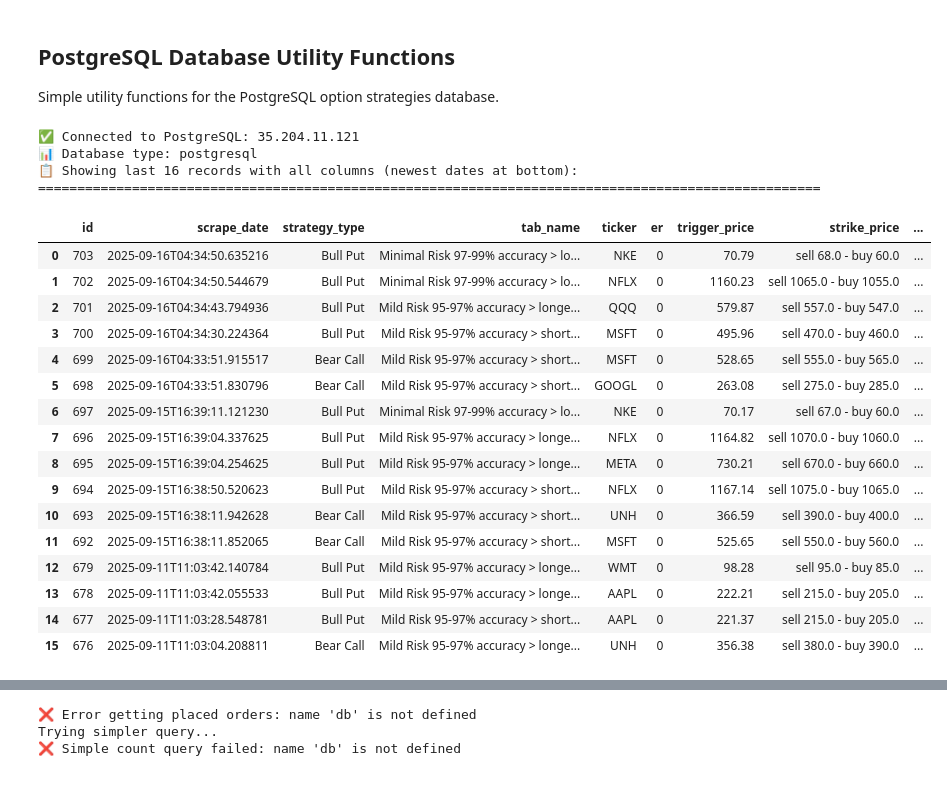
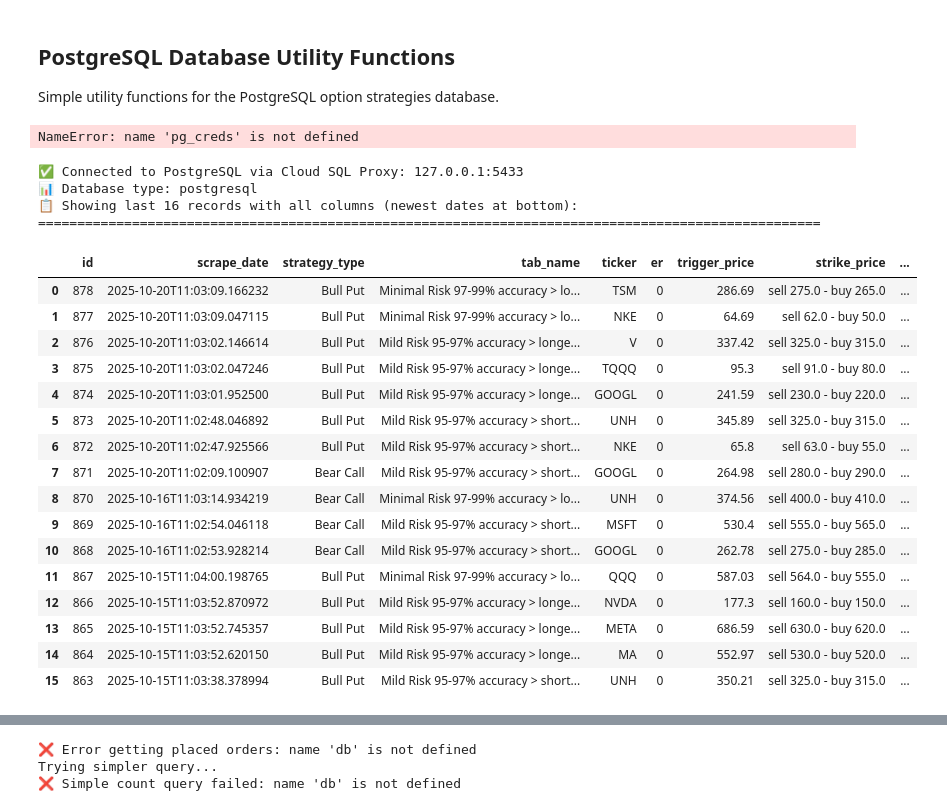
Before and after one commit to cd205/optcom, a Jupyter notebook: database/database_manual_utility_functions.ipynb, the cells around one changed output, grey strips where cells are left out. Drawn from its saved outputs; the diff is of its cells as text; code cells hidden in the pictures.

```diff
--- a/database/database_manual_utility_functions.ipynb
+++ b/database/database_manual_utility_functions.ipynb
@@ -2,6 +2,10 @@
 ## PostgreSQL Database Utility Functions
 
 Simple utility functions for the PostgreSQL option strategies database.
+# %%
+pg_creds['database']
+# %% [output]
+NameError: name 'pg_creds' is not defined
 # %%
 import sys
 import os
@@ -32,8 +36,8 @@ pg_creds = creds['database']['postgresql']
 # Set environment variables BEFORE importing database_config
 os.environ.update({
     'DB_TYPE': 'postgresql',
-    'DB_HOST': pg_creds['host'],
-    'DB_PORT': str(pg_creds['port']),
+    'DB_HOST': '127.0.0.1',  # Use Cloud SQL Proxy
+    'DB_PORT': '5433',       # Cloud SQL Proxy port
     'DB_NAME': pg_creds['database'],
     'DB_USER': pg_creds['user'],
     'DB_PASSWORD': pg_creds['password']
@@ -41,61 +45,61 @@ os.environ.update({
 
 from database_config import DatabaseConfig, DatabaseConnection
 
-# Force create PostgreSQL connection
+# Force create PostgreSQL connection via Cloud SQL Proxy
 config = DatabaseConfig()
 config.db_type = 'postgresql'
 config.pg_config = {
-    'host': pg_creds['host'],
-    'port': pg_creds['port'],
+    'host': '127.0.0.1',  # Cloud SQL Proxy address
+    'port': 5433,         # Cloud SQL Proxy port
     'database': pg_creds['database'],
     'user': pg_creds['user'],
     'password': pg_creds['password']
 }
 
 db = DatabaseConnection(config)
-print(f"✅ Connected to PostgreSQL: {db.config.pg_config['host']}")
+print(f"✅ Connected to PostgreSQL via Cloud SQL Proxy: {db.config.pg_config['host']}:{db.config.pg_config['port']}")
 print(f"📊 Database type: {db.config.db_type}")
 
 def get_recent_data(limit=20):
     """Get recent records with valid tickers - newest dates at bottom"""
     query = "SELECT * FROM option_strategies WHERE ticker IS NOT NULL AND ticker != 'None' ORDER BY scrape_date DESC, id ASC LIMIT %s"
     return db.execute_query_df(query, (limit,))
 
 # Fetch and display data
 recent_data = get_recent_data(16)
 print(f"📋 Showing last {len(recent_data)} records with all columns (newest dates at bottom):")
 
 # Configure pandas display
 pd.set_option('display.max_columns', None)
 pd.set_option('display.width', None)
 pd.set_option('display.max_colwidth', None)
 
 print("="*100)
 display(recent_data)
 print("="*100)
 print(f"✅ Displayed {len(recent_data)} records with {len(recent_data.columns)} columns")
 print(f"📅 Date range: {recent_data['scrape_date'].min()} to {recent_data['scrape_date'].max()}")
 # %% [output]
-✅ Connected to PostgreSQL: 35.204.11.121
+✅ Connected to PostgreSQL via Cloud SQL Proxy: 127.0.0.1:5433
 📊 Database type: postgresql
 📋 Showing last 16 records with all columns (newest dates at bottom):
 ====================================================================================================
 |  | id | scrape_date | strategy_type | tab_name | ticker | er | trigger_price | strike_price | ... |
-| 0 | 703 | 2025-09-16T04:34:50.635216 | Bull Put | Minimal Risk 97-99% accuracy > lo... | NKE | 0 | 70.79 | sell 68.0 - buy 60.0 | ... |
-| 1 | 702 | 2025-09-16T04:34:50.544679 | Bull Put | Minimal Risk 97-99% accuracy > lo... | NFLX | 0 | 1160.23 | sell 1065.0 - buy 1055.0 | ... |
-| 2 | 701 | 2025-09-16T04:34:43.794936 | Bull Put | Mild Risk 95-97% accuracy > longe... | QQQ | 0 | 579.87 | sell 557.0 - buy 547.0 | ... |
-| 3 | 700 | 2025-09-16T04:34:30.224364 | Bull Put | Mild Risk 95-97% accuracy > short... | MSFT | 0 | 495.96 | sell 470.0 - buy 460.0 | ... |
-| 4 | 699 | 2025-09-16T04:33:51.915517 | Bear Call | Mild Risk 95-97% accuracy > short... | MSFT | 0 | 528.65 | sell 555.0 - buy 565.0 | ... |
-| 5 | 698 | 2025-09-16T04:33:51.830796 | Bear Call | Mild Risk 95-97% accuracy > short... | GOOGL | 0 | 263.08 | sell 275.0 - buy 285.0 | ... |
-| 6 | 697 | 2025-09-15T16:39:11.121230 | Bull Put | Minimal Risk 97-99% accuracy > lo... | NKE | 0 | 70.17 | sell 67.0 - buy 60.0 | ... |
-| 7 | 696 | 2025-09-15T16:39:04.337625 | Bull Put | Mild Risk 95-97% accuracy > longe... | NFLX | 0 | 1164.82 | sell 1070.0 - buy 1060.0 | ... |
-| 8 | 695 | 2025-09-15T16:39:04.254625 | Bull Put | Mild Risk 95-97% accuracy > longe... | META | 0 | 730.21 | sell 670.0 - buy 660.0 | ... |
-| 9 | 694 | 2025-09-15T16:38:50.520623 | Bull Put | Mild Risk 95-97% accuracy > short... | NFLX | 0 | 1167.14 | sell 1075.0 - buy 1065.0 | ... |
-| 10 | 693 | 2025-09-15T16:38:11.942628 | Bear Call | Mild Risk 95-97% accuracy > short... | UNH | 0 | 366.59 | sell 390.0 - buy 400.0 | ... |
-| 11 | 692 | 2025-09-15T16:38:11.852065 | Bear Call | Mild Risk 95-97% accuracy > short... | MSFT | 0 | 525.65 | sell 550.0 - buy 560.0 | ... |
-| 12 | 679 | 2025-09-11T11:03:42.140784 | Bull Put | Mild Risk 95-97% accuracy > longe... | WMT | 0 | 98.28 | sell 95.0 - buy 85.0 | ... |
-| 13 | 678 | 2025-09-11T11:03:42.055533 | Bull Put | Mild Risk 95-97% accuracy > longe... | AAPL | 0 | 222.21 | sell 215.0 - buy 205.0 | ... |
-| 14 | 677 | 2025-09-11T11:03:28.548781 | Bull Put | Mild Risk 95-97% accuracy > short... | AAPL | 0 | 221.37 | sell 215.0 - buy 205.0 | ... |
-| 15 | 676 | 2025-09-11T11:03:04.208811 | Bear Call | Mild Risk 95-97% accuracy > longe... | UNH | 0 | 356.38 | sell 380.0 - buy 390.0 | ... |
+| 0 | 878 | 2025-10-20T11:03:09.166232 | Bull Put | Minimal Risk 97-99% accuracy > lo... | TSM | 0 | 286.69 | sell 275.0 - buy 265.0 | ... |
+| 1 | 877 | 2025-10-20T11:03:09.047115 | Bull Put | Minimal Risk 97-99% accuracy > lo... | NKE | 0 | 64.69 | sell 62.0 - buy 50.0 | ... |
+| 2 | 876 | 2025-10-20T11:03:02.146614 | Bull Put | Mild Risk 95-97% accuracy > longe... | V | 0 | 337.42 | sell 325.0 - buy 315.0 | ... |
+| 3 | 875 | 2025-10-20T11:03:02.047246 | Bull Put | Mild Risk 95-97% accuracy > longe... | TQQQ | 0 | 95.3 | sell 91.0 - buy 80.0 | ... |
+| 4 | 874 | 2025-10-20T11:03:01.952500 | Bull Put | Mild Risk 95-97% accuracy > longe... | GOOGL | 0 | 241.59 | sell 230.0 - buy 220.0 | ... |
+| 5 | 873 | 2025-10-20T11:02:48.046892 | Bull Put | Mild Risk 95-97% accuracy > short... | UNH | 0 | 345.89 | sell 325.0 - buy 315.0 | ... |
+| 6 | 872 | 2025-10-20T11:02:47.925566 | Bull Put | Mild Risk 95-97% accuracy > short... | NKE | 0 | 65.8 | sell 63.0 - buy 55.0 | ... |
+| 7 | 871 | 2025-10-20T11:02:09.100907 | Bear Call | Mild Risk 95-97% accuracy > short... | GOOGL | 0 | 264.98 | sell 280.0 - buy 290.0 | ... |
+| 8 | 870 | 2025-10-16T11:03:14.934219 | Bear Call | Minimal Risk 97-99% accuracy > lo... | UNH | 0 | 374.56 | sell 400.0 - buy 410.0 | ... |
+| 9 | 869 | 2025-10-16T11:02:54.046118 | Bear Call | Mild Risk 95-97% accuracy > short... | MSFT | 0 | 530.4 | sell 555.0 - buy 565.0 | ... |
+| 10 | 868 | 2025-10-16T11:02:53.928214 | Bear Call | Mild Risk 95-97% accuracy > short... | GOOGL | 0 | 262.78 | sell 275.0 - buy 285.0 | ... |
+| 11 | 867 | 2025-10-15T11:04:00.198765 | Bull Put | Minimal Risk 97-99% accuracy > lo... | QQQ | 0 | 587.03 | sell 564.0 - buy 555.0 | ... |
+| 12 | 866 | 2025-10-15T11:03:52.870972 | Bull Put | Mild Risk 95-97% accuracy > longe... | NVDA | 0 | 177.3 | sell 160.0 - buy 150.0 | ... |
+| 13 | 865 | 2025-10-15T11:03:52.745357 | Bull Put | Mild Risk 95-97% accuracy > longe... | META | 0 | 686.59 | sell 630.0 - buy 620.0 | ... |
+| 14 | 864 | 2025-10-15T11:03:52.620150 | Bull Put | Mild Risk 95-97% accuracy > longe... | MA | 0 | 552.97 | sell 530.0 - buy 520.0 | ... |
+| 15 | 863 | 2025-10-15T11:03:38.378994 | Bull Put | Mild Risk 95-97% accuracy > short... | UNH | 0 | 350.21 | sell 325.0 - buy 315.0 | ... |
 ====================================================================================================
 ✅ Displayed 16 records with 25 columns
```
Also changed, not shown: parts of 2 cells of this notebook, 8 other files.
